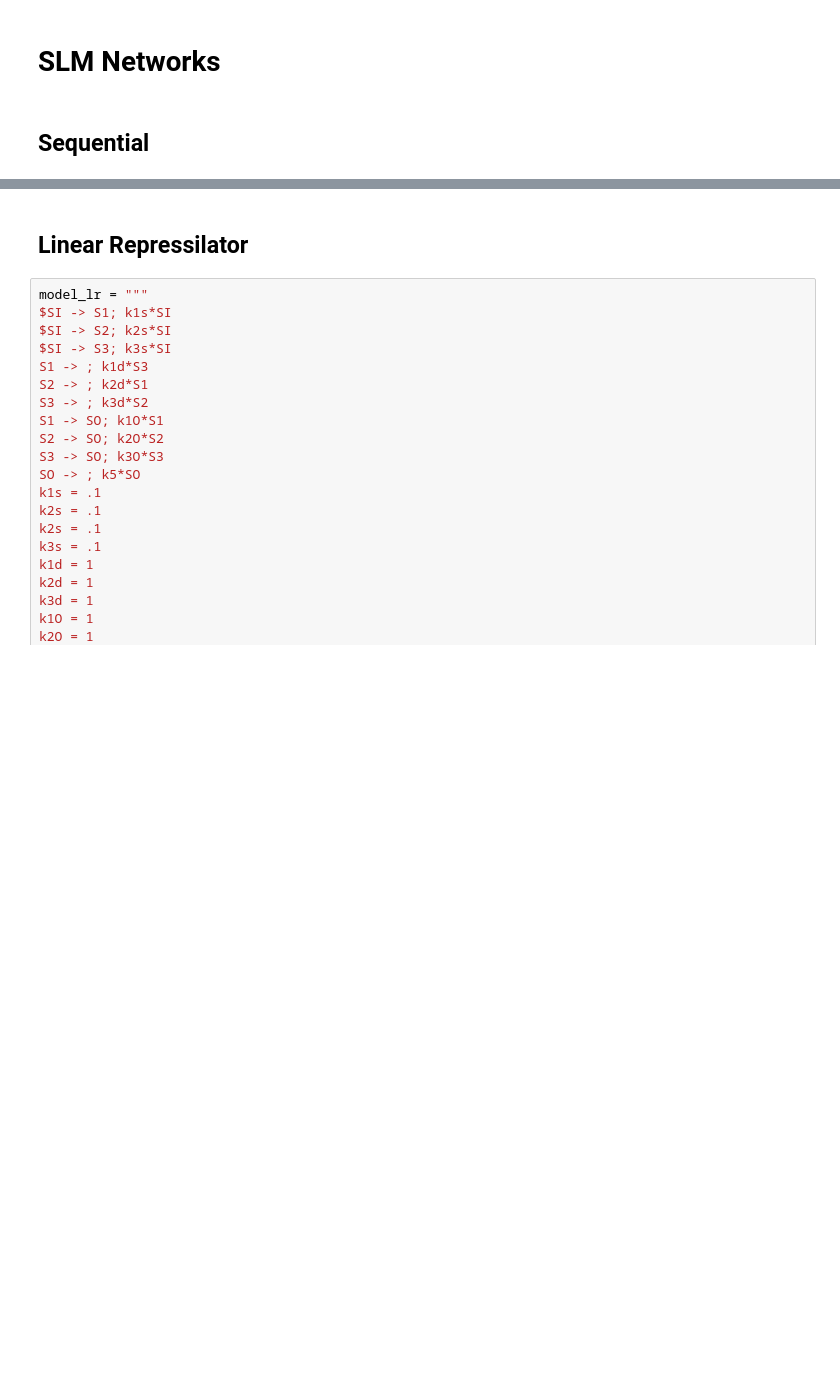
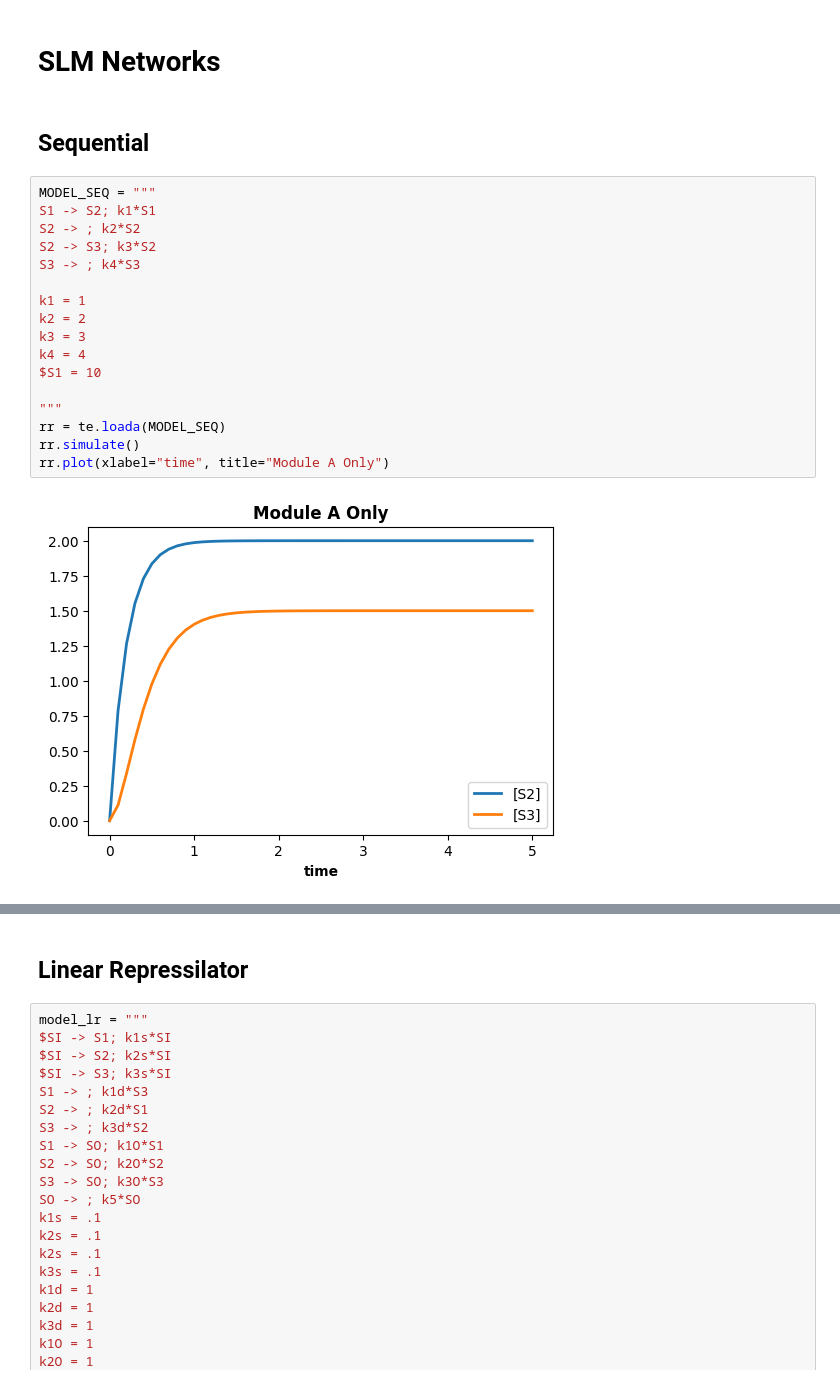
Before and after one commit to joseph-hellerstein/linear_reaction_networks, a Jupyter notebook: notebooks/SLM-Reaction-Networks.ipynb, the cells around one changed output, grey strips where cells are left out. Drawn from its saved outputs; the diff is of its cells as text; blank space fills up the shorter version.

```diff
--- a/notebooks/SLM-Reaction-Networks.ipynb
+++ b/notebooks/SLM-Reaction-Networks.ipynb
@@ -130,3 +130,22 @@ OK!
 # SLM Networks
 # %% [markdown]
 ## Sequential
+# %%
+MODEL_SEQ = """
+S1 -> S2; k1*S1
+S2 -> ; k2*S2
+S2 -> S3; k3*S2
+S3 -> ; k4*S3
+
+k1 = 1
+k2 = 2
+k3 = 3
+k4 = 4
+$S1 = 10
+
+"""
+rr = te.loada(MODEL_SEQ)
+rr.simulate()
+rr.plot(xlabel="time", title="Module A Only")
+# %% [output]
+[figure, added]
```
Also changed, not shown: parts of 1 cell of this notebook, 1 other file.
